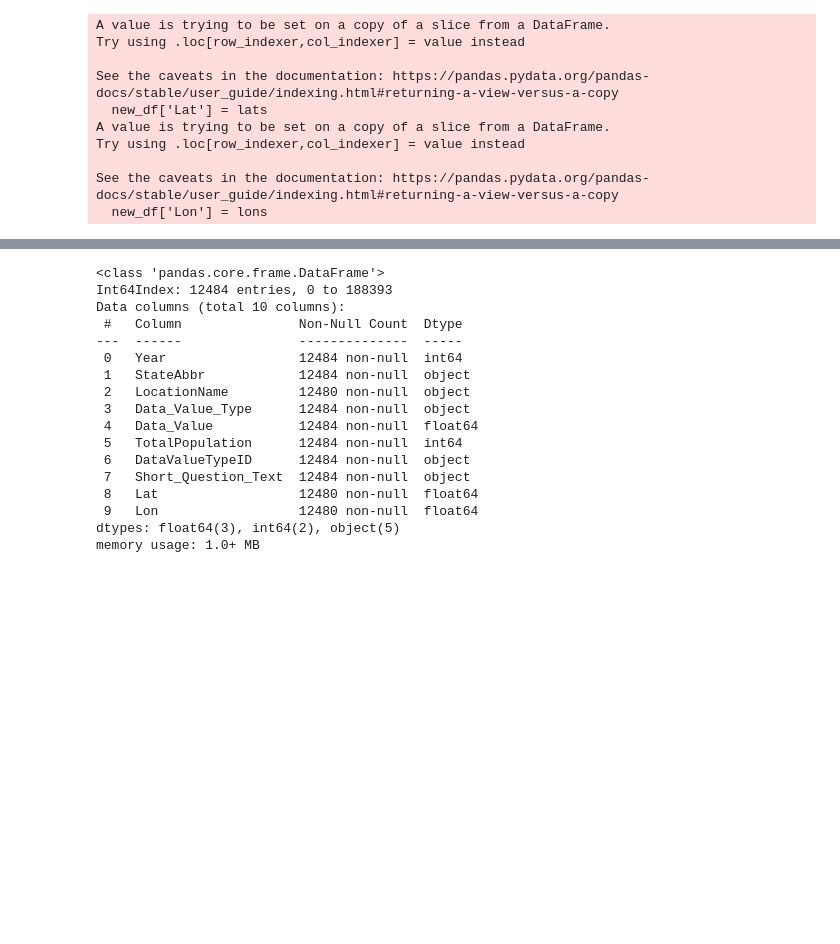
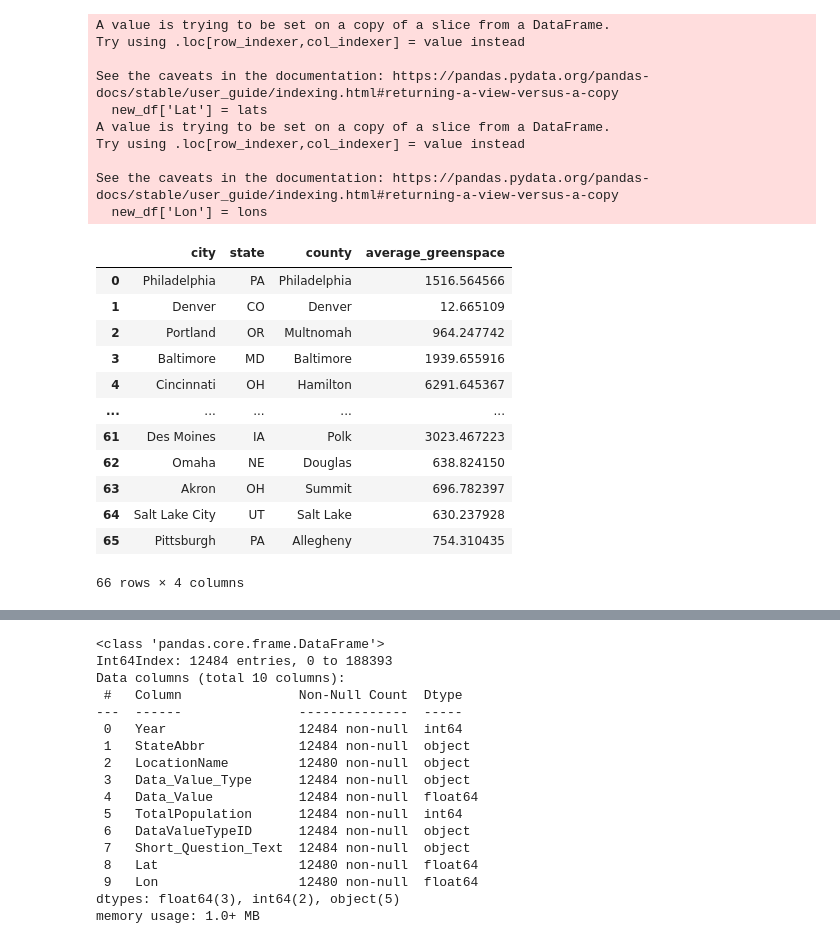
Before and after one commit to codyallison/Project3-Greenspace-Health, a Jupyter notebook: code/datacleanup.ipynb, the cells around one changed output, grey strips where cells are left out. Saved outputs shown, nothing was run; the diff lists cells and outputs as text; code cells hidden in the pictures; blank space fills up the shorter version.

```diff
--- a/code/datacleanup.ipynb
+++ b/code/datacleanup.ipynb
@@ -154,6 +154,24 @@ Try using .loc[row_indexer,col_indexer] = value instead
 
 See the caveats in the documentation: https://pandas.pydata.org/pandas-docs/stable/user_guide/indexing.html#returning-a-view-versus-a-copy
   new_df['Lon'] = lons
+# %%
+gs_df = pd.read_excel('../Resources/US-data-only-green-area-per_capita-square-meters-per-capita.xlsx')
+gs_df = gs_df[['city', 'state', 'county','average_greenspace']]
+gs_df
+# %% [output]
+|  | city | state | county | average_greenspace |
+| 0 | Philadelphia | PA | Philadelphia | 1516.564566 |
+| 1 | Denver | CO | Denver | 12.665109 |
+| 2 | Portland | OR | Multnomah | 964.247742 |
+| 3 | Baltimore | MD | Baltimore | 1939.655916 |
+| 4 | Cincinnati | OH | Hamilton | 6291.645367 |
+| ... | ... | ... | ... | ... |
+| 61 | Des Moines | IA | Polk | 3023.467223 |
+| 62 | Omaha | NE | Douglas | 638.824150 |
+| 63 | Akron | OH | Summit | 696.782397 |
+| 64 | Salt Lake City | UT | Salt Lake | 630.237928 |
+| 65 | Pittsburgh | PA | Allegheny | 754.310435 |
+66 rows × 4 columns
 # %%
 ## Show the DataFrame again with the new location values
 final_df = new_df.drop(columns = ['CategoryID', 'MeasureId', 'Geolocation'])
```
Also changed, not shown: parts of 5 cells of this notebook, 1 other file.
